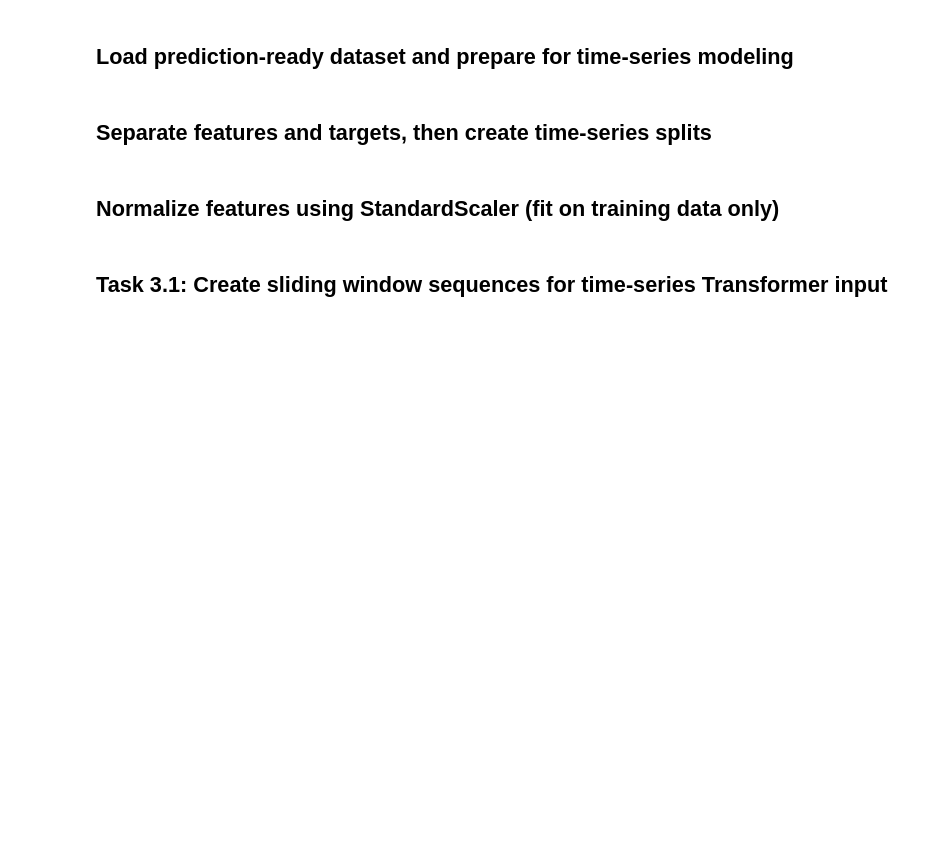
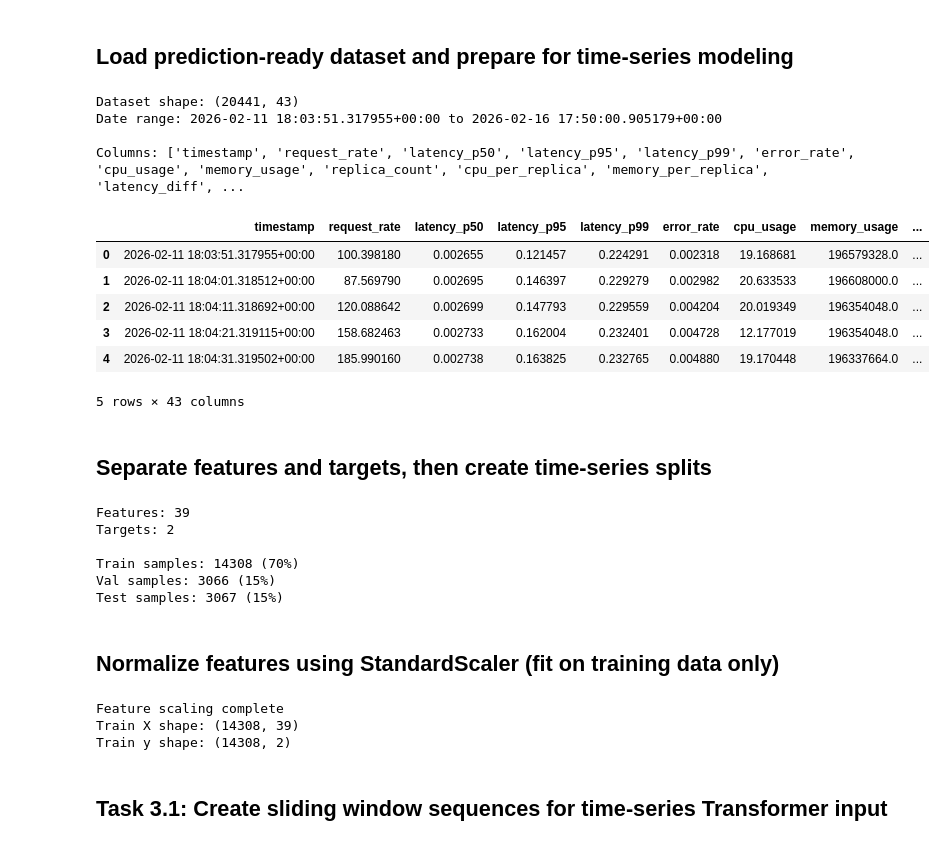
Before and after one commit to Kiyas-Mahmud/AutoTuneX, a Jupyter notebook: model/transformer/transformer_modeling.ipynb, the cells around one changed output. Cells and saved outputs as stored; diff of their text form; code cells hidden in the pictures; blank space fills up the shorter version.

Commit message:
Kaggle Notebook | transformer | Version 1

```diff
--- a/model/transformer/transformer_modeling.ipynb
+++ b/model/transformer/transformer_modeling.ipynb
@@ -34,14 +46,26 @@ print("Libraries loaded successfully")
 # %% [markdown]
 ## Load prediction-ready dataset and prepare for time-series modeling
 # %%
-df = pd.read_csv('/kaggle/input/autotunex-data/prediction_ready_dataset.csv')
+df = pd.read_csv('/kaggle/input/datasets/kiyasmahmud/autotunex/prediction_ready_dataset.csv')
 df['timestamp'] = pd.to_datetime(df['timestamp'])
 df = df.sort_values('timestamp').reset_index(drop=True)
 
 print(f"Dataset shape: {df.shape}")
 print(f"Date range: {df['timestamp'].min()} to {df['timestamp'].max()}")
 print(f"\nColumns: {df.columns.tolist()}")
 df.head()
+# %% [output]
+Dataset shape: (20441, 43)
+Date range: 2026-02-11 18:03:51.317955+00:00 to 2026-02-16 17:50:00.905179+00:00
+
+Columns: ['timestamp', 'request_rate', 'latency_p50', 'latency_p95', 'latency_p99', 'error_rate', 'cpu_usage', 'memory_usage', 'replica_count', 'cpu_per_replica', 'memory_per_replica', 'latency_diff', ...
+|  | timestamp | request_rate | latency_p50 | latency_p95 | latency_p99 | error_rate | cpu_usage | memory_usage | ... |
+| 0 | 2026-02-11 18:03:51.317955+00:00 | 100.398180 | 0.002655 | 0.121457 | 0.224291 | 0.002318 | 19.168681 | 196579328.0 | ... |
+| 1 | 2026-02-11 18:04:01.318512+00:00 | 87.569790 | 0.002695 | 0.146397 | 0.229279 | 0.002982 | 20.633533 | 196608000.0 | ... |
+| 2 | 2026-02-11 18:04:11.318692+00:00 | 120.088642 | 0.002699 | 0.147793 | 0.229559 | 0.004204 | 20.019349 | 196354048.0 | ... |
+| 3 | 2026-02-11 18:04:21.319115+00:00 | 158.682463 | 0.002733 | 0.162004 | 0.232401 | 0.004728 | 12.177019 | 196354048.0 | ... |
+| 4 | 2026-02-11 18:04:31.319502+00:00 | 185.990160 | 0.002738 | 0.163825 | 0.232765 | 0.004880 | 19.170448 | 196337664.0 | ... |
+5 rows × 43 columns
 # %% [markdown]
 ## Separate features and targets, then create time-series splits
 # %%
@@ -68,6 +92,13 @@ print(f"Targets: {len(target_cols)}")
 print(f"\nTrain samples: {len(X_train_full)} (70%)")
 print(f"Val samples: {len(X_val_full)} (15%)")
 print(f"Test samples: {len(X_test_full)} (15%)")
+# %% [output]
+Features: 39
+Targets: 2
+
+Train samples: 14308 (70%)
+Val samples: 3066 (15%)
+Test samples: 3067 (15%)
 # %% [markdown]
 ## Normalize features using StandardScaler (fit on training data only)
 # %%
@@ -85,6 +116,10 @@ y_test_scaled = scaler_y.transform(y_test_full)
 print("Feature scaling complete")
 print(f"Train X shape: {X_train_scaled.shape}")
 print(f"Train y shape: {y_train_scaled.shape}")
+# %% [output]
+Feature scaling complete
+Train X shape: (14308, 39)
+Train y shape: (14308, 2)
 # %% [markdown]
 ## Task 3.1: Create sliding window sequences for time-series Transformer input
 # %%
```
Also changed, not shown: parts of 11 cells of this notebook.
